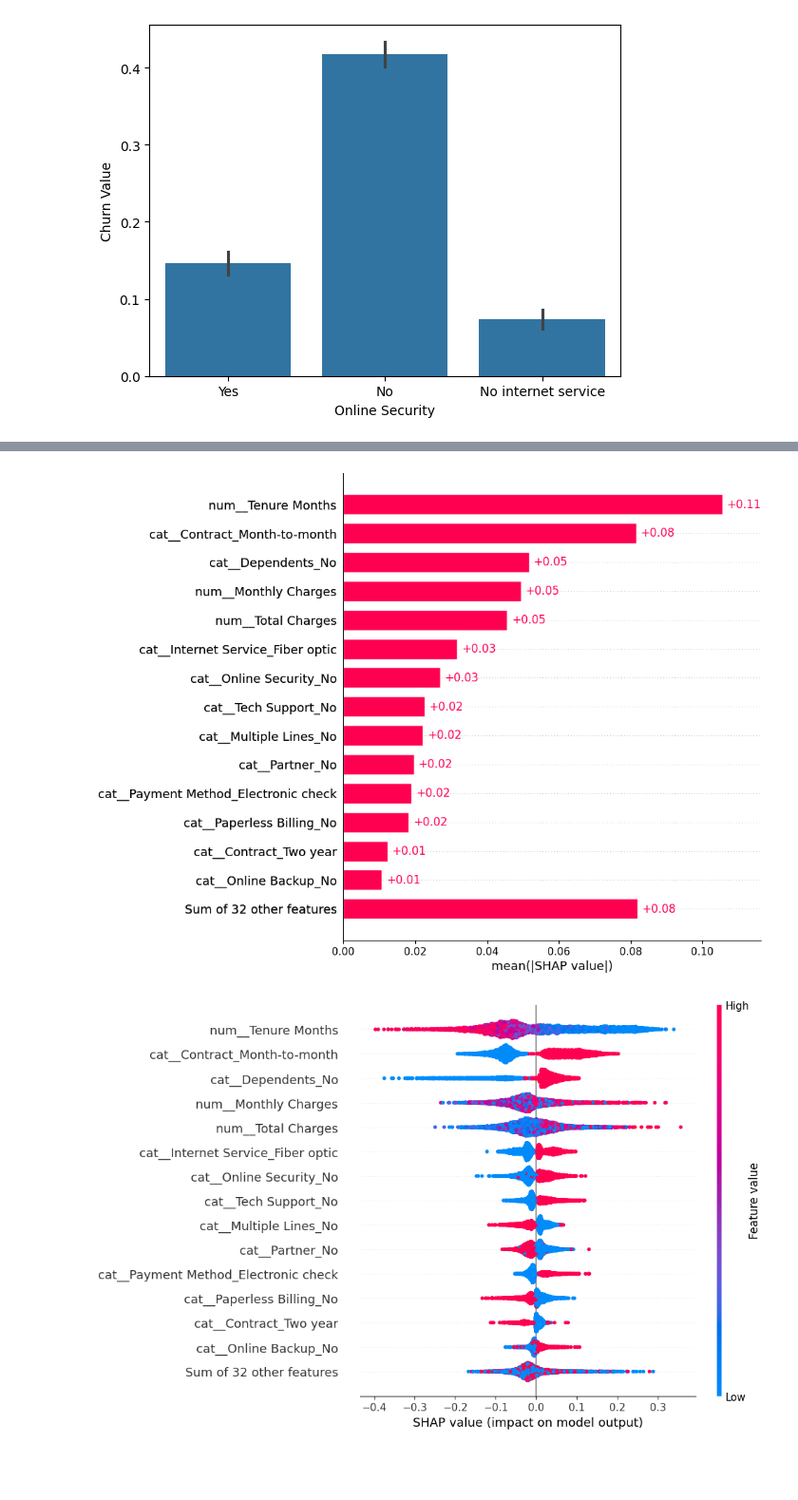
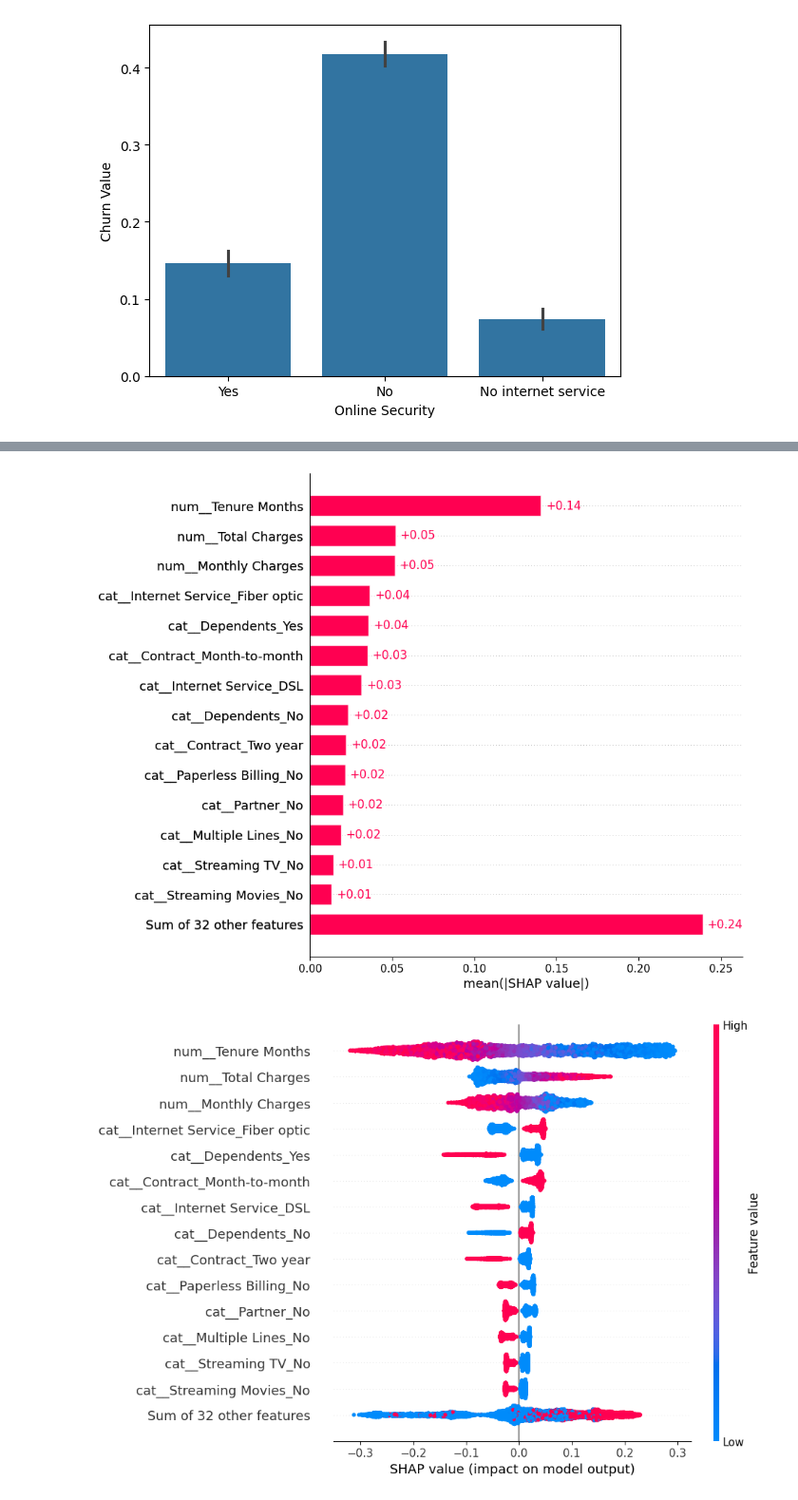
Before and after one commit to EvanW22/telco-churn-retention, a Jupyter notebook: notebooks/churn_analysis.ipynb, the cells around one changed output, grey strips where cells are left out. Shown at 95% size. Saved outputs shown, nothing was run; the diff lists cells and outputs as text; code cells hidden in the pictures; blank space fills up the shorter version.

Commit message:
added random forest and gradient boosting, added model evaluation metrics, and chose LR for final model

```diff
--- a/notebooks/churn_analysis.ipynb
+++ b/notebooks/churn_analysis.ipynb
@@ -98,0 +179,3 @@ xgboost {'accuracy': 0.7863733144073811, 'roc_auc': 0.8320274354801209}
+# %%
+final_model_name = "logistic"
+final_pipe = trained_pipelines[final_model_name]
@@ -99,30 +242,27 @@ xgboost {'accuracy': 0.7863733144073811, 'roc_auc': 0.8320274354801209}
 # %%
 import shap
 
-model_name = "xgboost"
-pipe = trained_pipelines[model_name]
-
-prep = pipe.named_steps["prep"]
-model = pipe.named_steps["model"]
+prep = final_pipe.named_steps["prep"]
+model = final_pipe.named_steps["model"]
 
 X_train_transformed = prep.transform(X_train)
 feature_names = prep.get_feature_names_out()
 
 #SHAP explainer
 explainer = shap.Explainer(model.predict_proba, X_train_transformed, feature_names=feature_names)
 
 #compute SHAP values for churns
 shap_values = explainer(X_train_transformed)[:, :, 1]
 
 #average feature importance
 shap.plots.bar(shap_values, max_display=15)
 
 #beeswarm
 shap.plots.beeswarm(shap_values, max_display=15)
 
 #single customer
-customer_idx = 99
+customer_idx = 4
 shap.plots.waterfall(shap_values[customer_idx])
 # %% [output]
-[figure, old version]
+[figure, new version]
-[figure, old version]
+[figure, new version]
```
Also changed, not shown: parts of 8 cells of this notebook, 2 other files.
